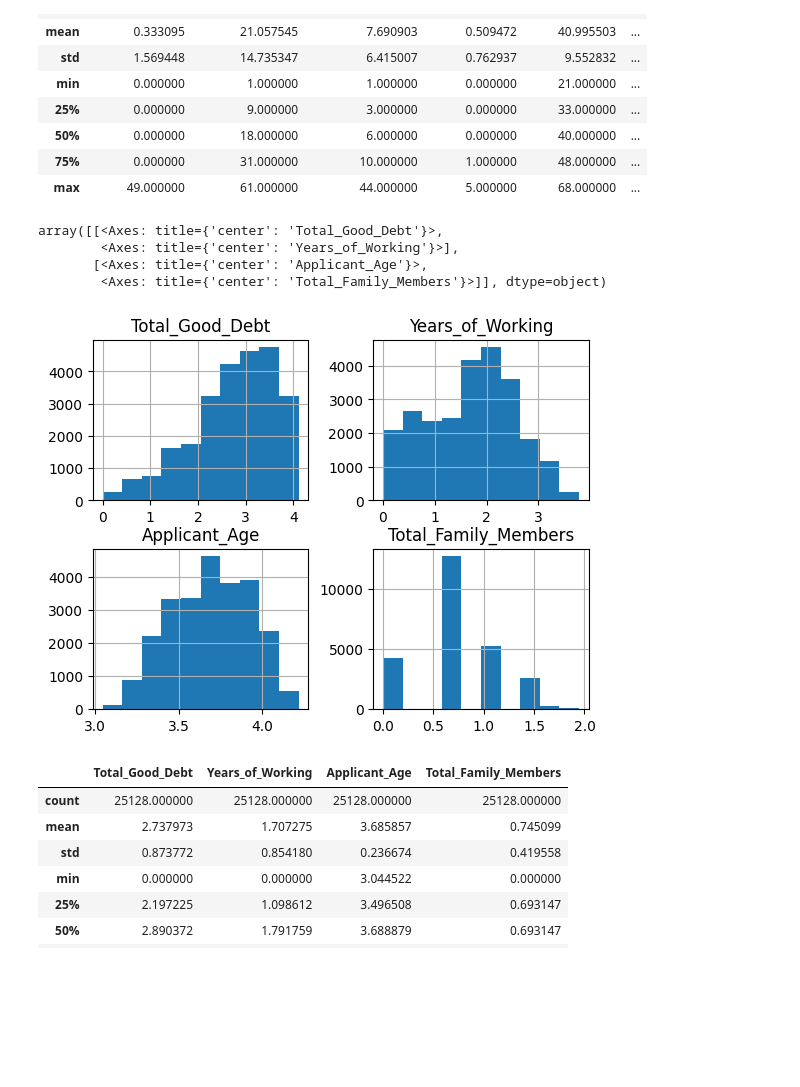
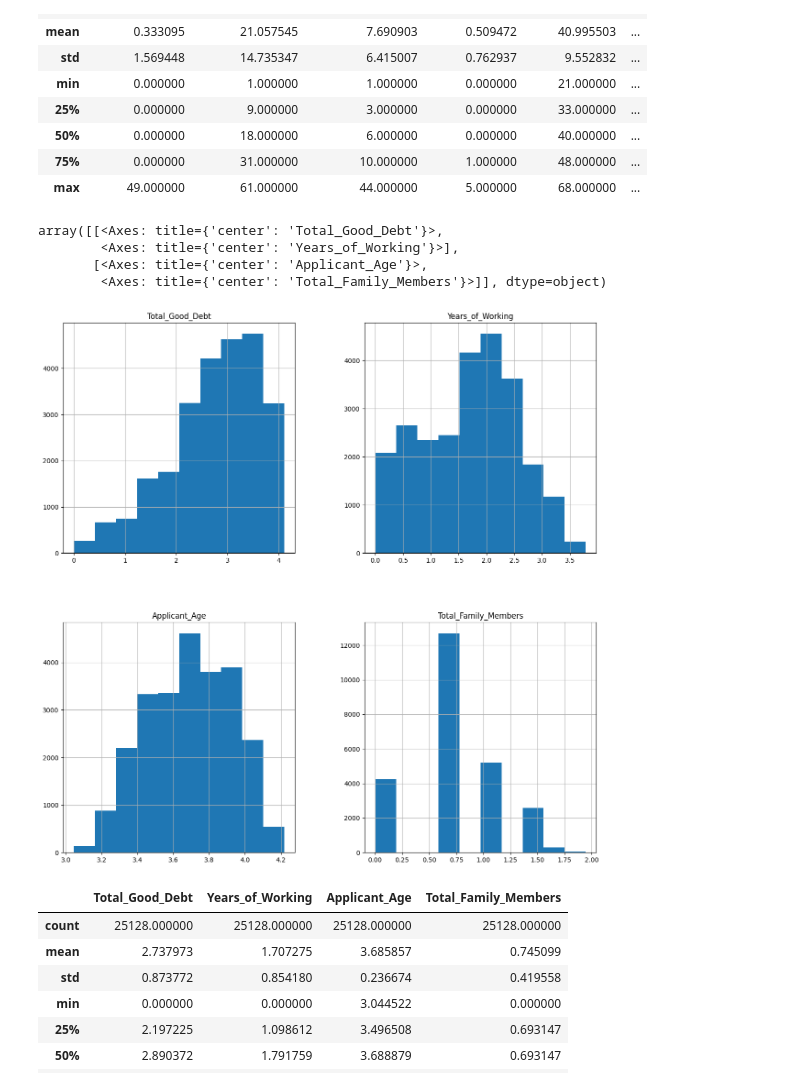
Before and after one commit to rafaneda7/Team-Challenge---Team-GPTlines, a Jupyter notebook: src/Team-GPTlines_Pipelines_v2.ipynb, the cells around one changed output. Drawn from its saved outputs; the diff is of its cells as text; code cells hidden in the pictures; blank space fills up the shorter version.

```diff
--- a/src/Team-GPTlines_Pipelines_v2.ipynb
+++ b/src/Team-GPTlines_Pipelines_v2.ipynb
@@ -184,13 +184,13 @@ features_num_log = ["Total_Good_Debt", "Years_of_Working", "Applicant_Age", "Tot
 # %%
 for col in features_num_log: # Aplicamos log a las features buscando una forma más normalizada
     df[col] = df[col].apply(np.log)
-df[features_num_log].hist()
+df[features_num_log].hist(figsize=(15,15))
 # %% [output]
 array([[<Axes: title={'center': 'Total_Good_Debt'}>,
         <Axes: title={'center': 'Years_of_Working'}>],
        [<Axes: title={'center': 'Applicant_Age'}>,
         <Axes: title={'center': 'Total_Family_Members'}>]], dtype=object)
-[figure, old version]
+[figure, new version]
 # %%
 df[features_num_log].describe()
 # %% [output]
```
Also changed, not shown: parts of 1 cell of this notebook.
